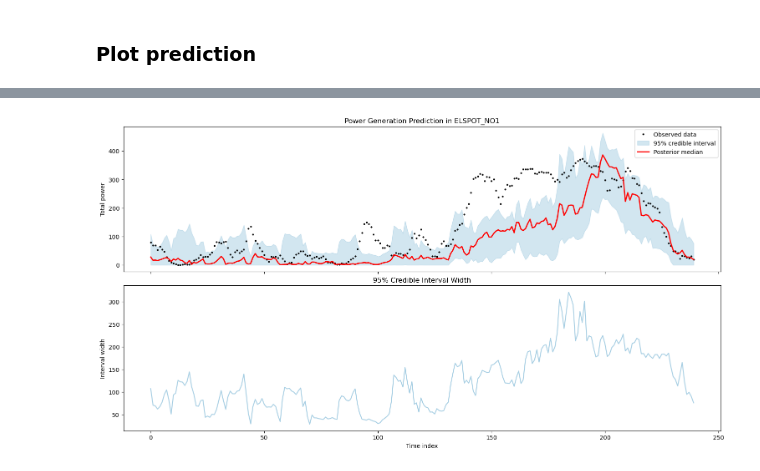
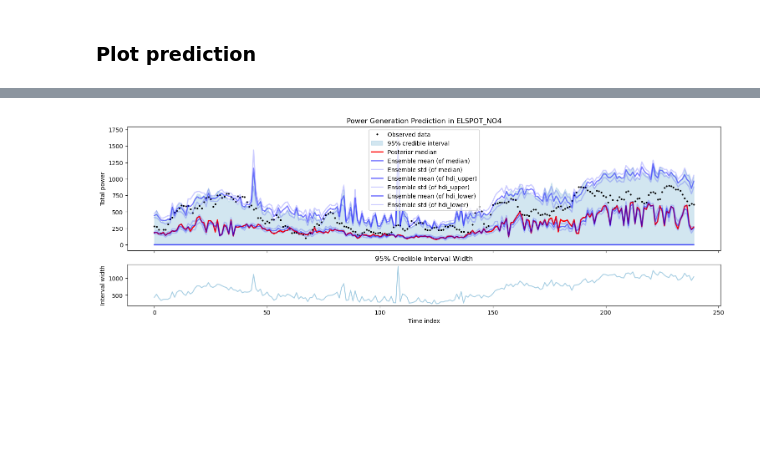
Before and after one commit to noemiwbr/master_thesis, a Jupyter notebook: notebooks/evaluation.ipynb, the cells around one changed output, grey strips where cells are left out. Drawn from its saved outputs; the diff is of its cells as text; code cells hidden in the pictures; blank space fills up the shorter version.

Commit message:
print ensemble mean and std

```diff
--- a/notebooks/evaluation.ipynb
+++ b/notebooks/evaluation.ipynb
@@ -231,7 +205,15 @@ Column mapping summary:
 # %%
-if model_cef.backend == "numpyro":
-    forecast, forecast_extended = test_BNN(file_name, eval_data)
+if model_cfg.backend == "numpyro":
+    forecasts = []
+    forecasts_ext = []
+    for member in range(15):
+        forecast, forecast_extended, bz_from_checkpoint = test_BNN(
+            file_name, eval_data, member=member
+        )
+        forecasts_ext.append(forecast_extended[int(bz_from_checkpoint[-1]) - 1])
+
+
 elif model_cfg.backend == "torch":
     forecast, forecast_extended = test_QR(
-        file_name, eval_data, ensembles=False, from_now_to_forecast=False
+        file_name, eval_data, ensembles=False, from_now_to_forecast=True
     )
@@ -248,8 +279,10 @@ elif model_cfg.backend == "torch":
 # %% [markdown]
 ### Metrics
 # %%
-i = 0  # [0,1,2,3], choose which bid zone should be plotted
-bid_zone = f"ELSPOT_NO{i+1}"
+bid_zone = model_cfg.data.bid_zone.replace(" ", "_")
+i = int(bid_zone.split("NO")[-1]) - 1
+print(i, bid_zone)
+
 rmse = np.sqrt(np.mean((forecast[bid_zone] - eval_data["Y_eval_gen"]) ** 2))
 
 print("Test RMSE (gen prediction):", rmse)
@@ -271,5 +320,11 @@ Below median (should be ~0.5): 0.167
 # %%
-fig, axes = plt.subplots(nrows=2, figsize=(15, 8), sharex=True, constrained_layout=True)
+fig, axes = plt.subplots(
+    nrows=2,
+    figsize=(15, 5),
+    sharex=True,
+    constrained_layout=True,
+    gridspec_kw={"height_ratios": [3, 1]},
+)
 
 ax = axes[0]
 ax.plot(
@@ -284,39 +339,74 @@ ax.fill_between(
     np.arange(
         len(forecast_extended[i].index)
     ),  # np.arange(24 * len(evaluation_dates)),
-    forecast_extended[i]["hdi_lower"].values,
-    forecast_extended[i]["hdi_upper"].values,
+    forecast_extended[i]["hdi_lower"].values,  # df_out["hdi_lower_0"].values
+    forecast_extended[i]["hdi_upper"].values,  # df_out["hdi_upper_0"].values
     color="#A6CEE3",
     alpha=0.5,
     label="95% credible interval",
 )
 
 ax.plot(
-    forecast_extended[i]["median"].values, color="red", label="Posterior median", lw=2
+    forecast_extended[i]["median"].values,  # df_out["median_0"].values
+    color="red",
+    label="Posterior median",
+    lw=2,
 )
 
 ax.set(
     ylabel="Total power",
     title=f"Power Generation Prediction in {bid_zone}",
 )
-ax.legend()
 
 
 # Compute interval width
 width = (
     forecast_extended[i]["hdi_upper"].values - forecast_extended[i]["hdi_lower"].values
 )
 ax2 = axes[1]
 ax2.plot(width, color="#A6CEE3")
 ax2.set(
     xlabel="Time index",
     ylabel="Interval width",
     title="95% Credible Interval Width",
 )
 
+keys = ["median", "hdi_upper", "hdi_lower"]
+colors = ["blue", "blue", "blue"]
+
+for c, k in zip(colors, keys):
+    # Ensemble mean of median
+    ax.plot(
+        df_out["mean_" + k].values,
+        color=c,
+        lw=2,
+        alpha=0.5,
+        linestyle="-",
+        label=f"Ensemble mean (of {k})",
+    )
+    # Ensemble mean of median
+    ax.plot(
+        df_out["mean_" + k].values + df_out["std_" + k].values,
+        color=c,
+        lw=2,
+        alpha=0.2,
+        linestyle="-",
+        # label=f"Ensemble std (of {k})",
+    )
+    # Ensemble mean of median
+    ax.plot(
+        df_out["mean_" + k].values - df_out["std_" + k].values,
+        color=c,
+        lw=2,
+        alpha=0.2,
+        linestyle="-",
+        label=f"Ensemble std (of {k})",
+    )
+ax.legend()
+
 plt.show()
 # %% [output]
-[figure, old version]
+[figure, new version]
 # %%
 # # First, load nowcast data (or load existing scaler params)
 # nowcast_data = load_and_preprocess_data(bid_zone="ELSPOT NO1")
```
Also changed, not shown: parts of 16 cells of this notebook.
